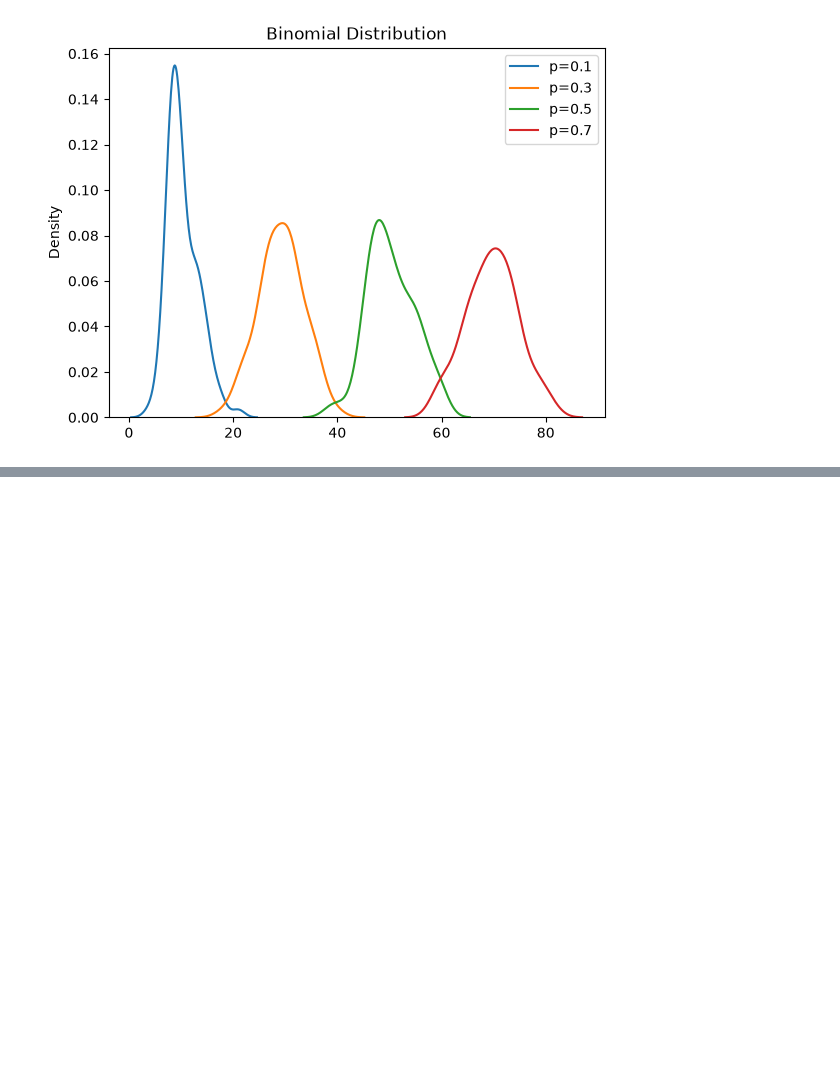
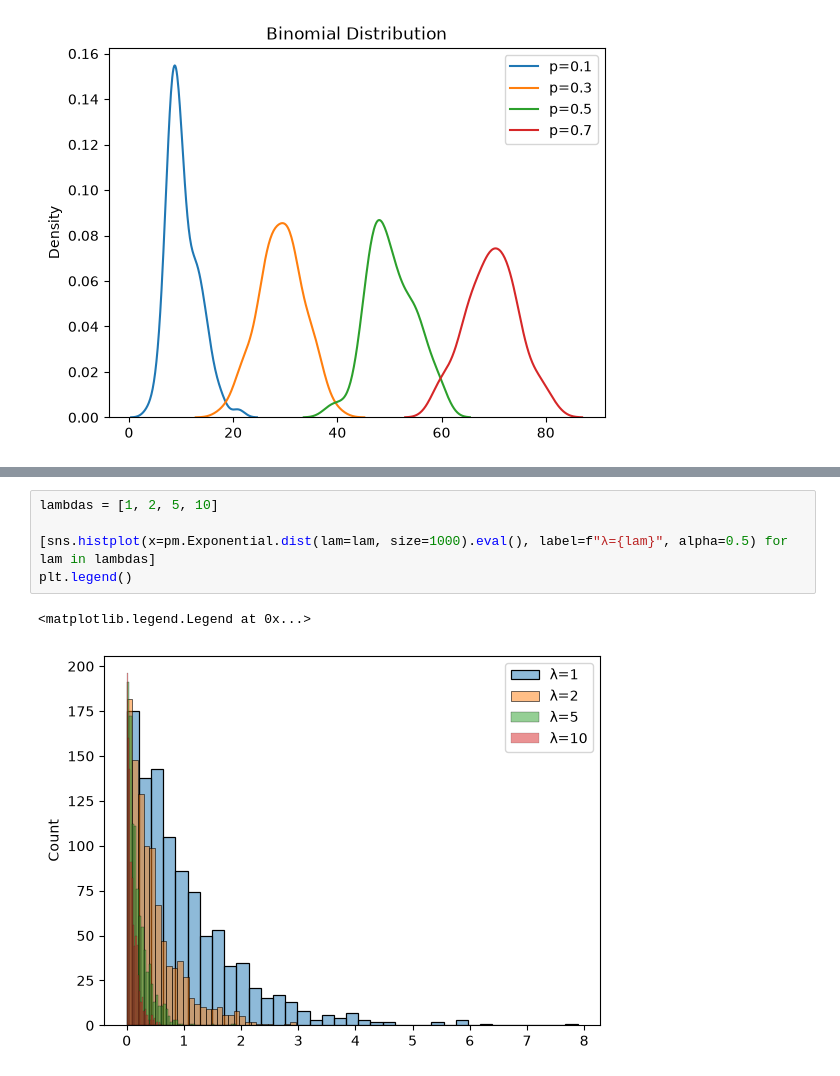
Before and after one commit to kzappmusi9/dist_python, a Jupyter notebook: notebooks/dist_python.ipynb, the cells around one changed output, grey strips where cells are left out. Drawn from its saved outputs; the diff is of its cells as text; blank space fills up the shorter version.

```diff
--- a/notebooks/dist_python.ipynb
+++ b/notebooks/dist_python.ipynb
@@ -80,0 +123,8 @@ https://www.pymc.io/projects/docs/en/stable/api/distributions/generated/pymc.Neg
+# %%
+lambdas = [1, 2, 5, 10]
+
+[sns.histplot(x=pm.Exponential.dist(lam=lam, size=1000).eval(), label=f"λ={lam}", alpha=0.5) for lam in lambdas]
+plt.legend()
+# %% [output]
+<matplotlib.legend.Legend at 0x...>
+[figure, added]
```
Also changed, not shown: parts of 11 cells of this notebook.
